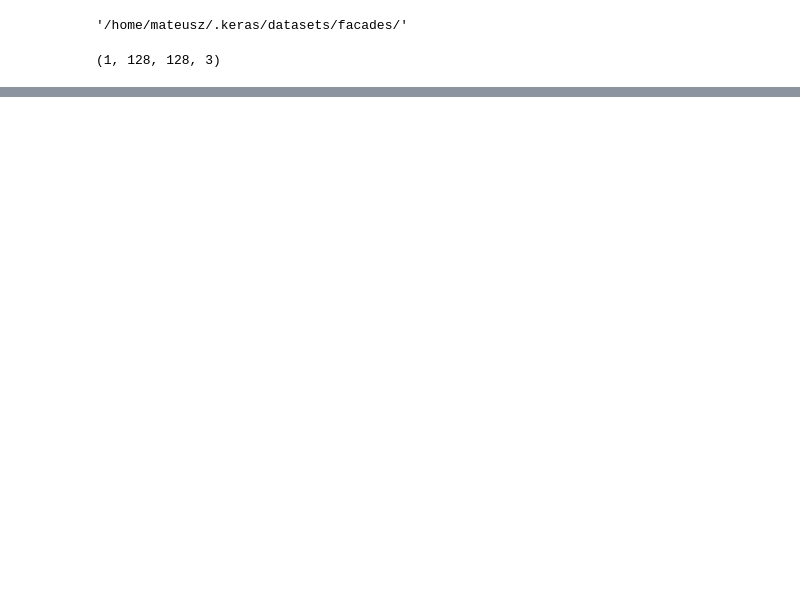
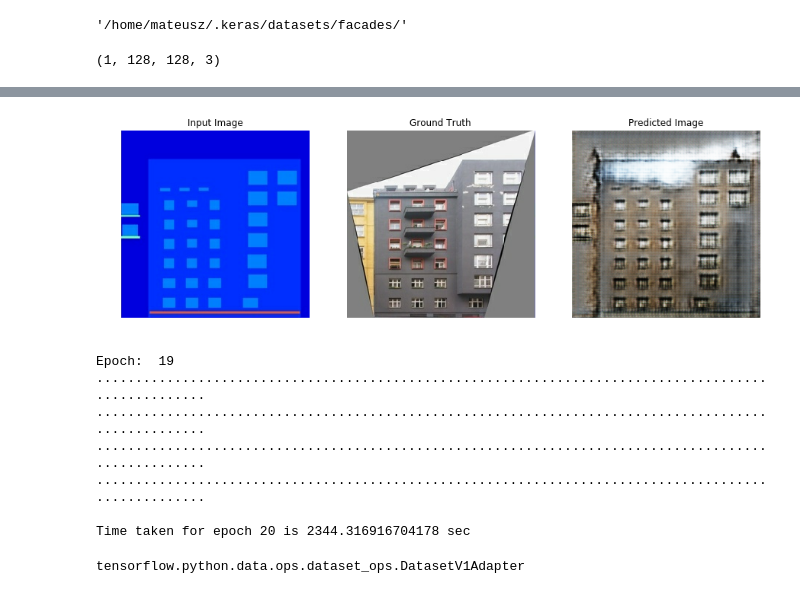
Before and after one commit to MateuszBielski/to_train_neural_network, a Jupyter notebook: CNN/pix2pix.ipynb, the cells around one changed output, grey strips where cells are left out. Saved outputs shown, nothing was run; the diff lists cells and outputs as text; code cells hidden in the pictures; blank space fills up the shorter version.

```diff
--- a/CNN/pix2pix.ipynb
+++ b/CNN/pix2pix.ipynb
@@ -215,0 +367,15 @@ Clipping input data to the valid range for imshow with RGB data ([0..1] for floa
+# %%
+fit(train_dataset, EPOCHS, test_dataset)
+# %% [output]
+[figure, added]
+Epoch:  19
+....................................................................................................
+....................................................................................................
+....................................................................................................
+....................................................................................................
+
+Time taken for epoch 20 is 2344.316916704178 sec
+# %%
+type(test_dataset)
+# %% [output]
+tensorflow.python.data.ops.dataset_ops.DatasetV1Adapter
```
Also changed, not shown: parts of 12 cells of this notebook, 4 other files.
